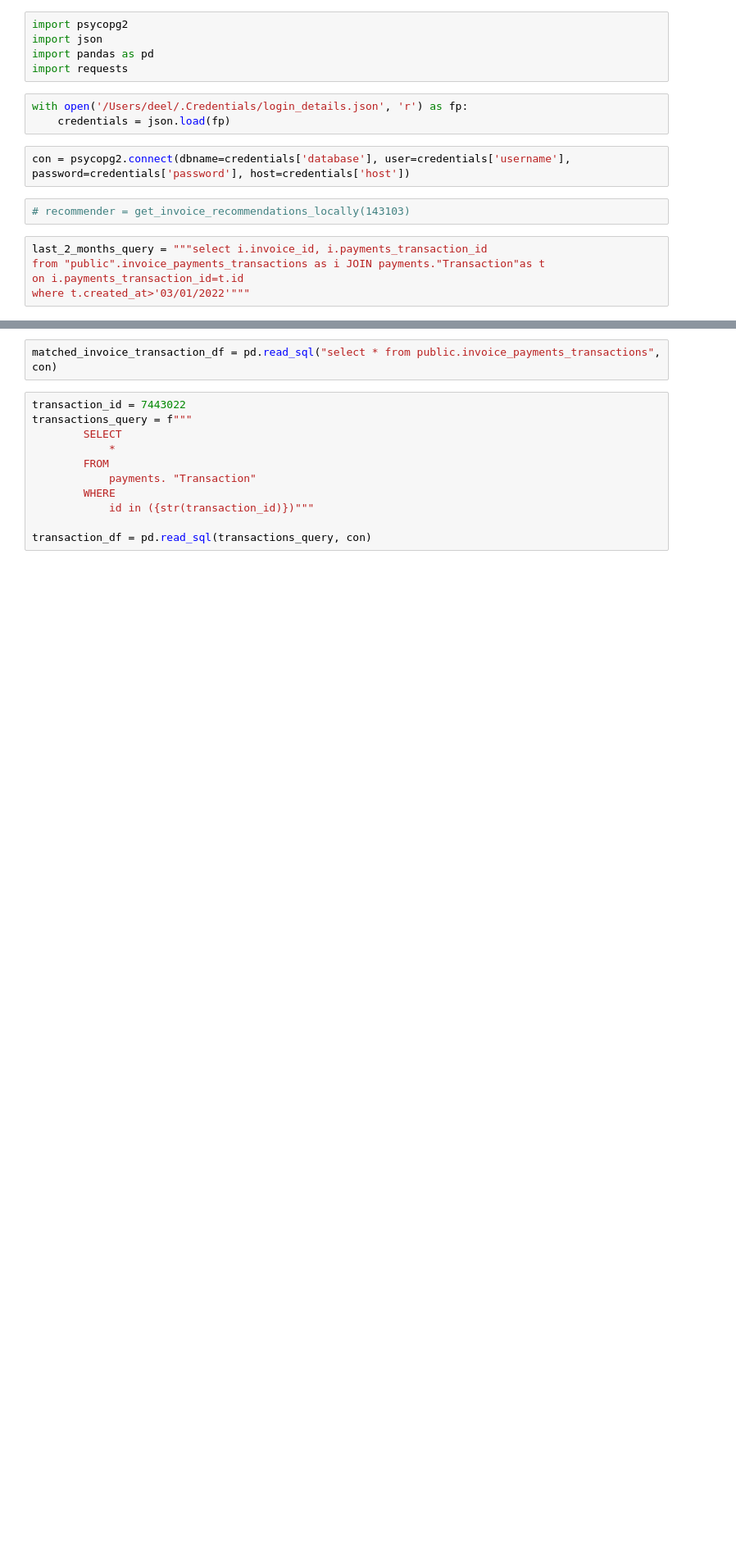
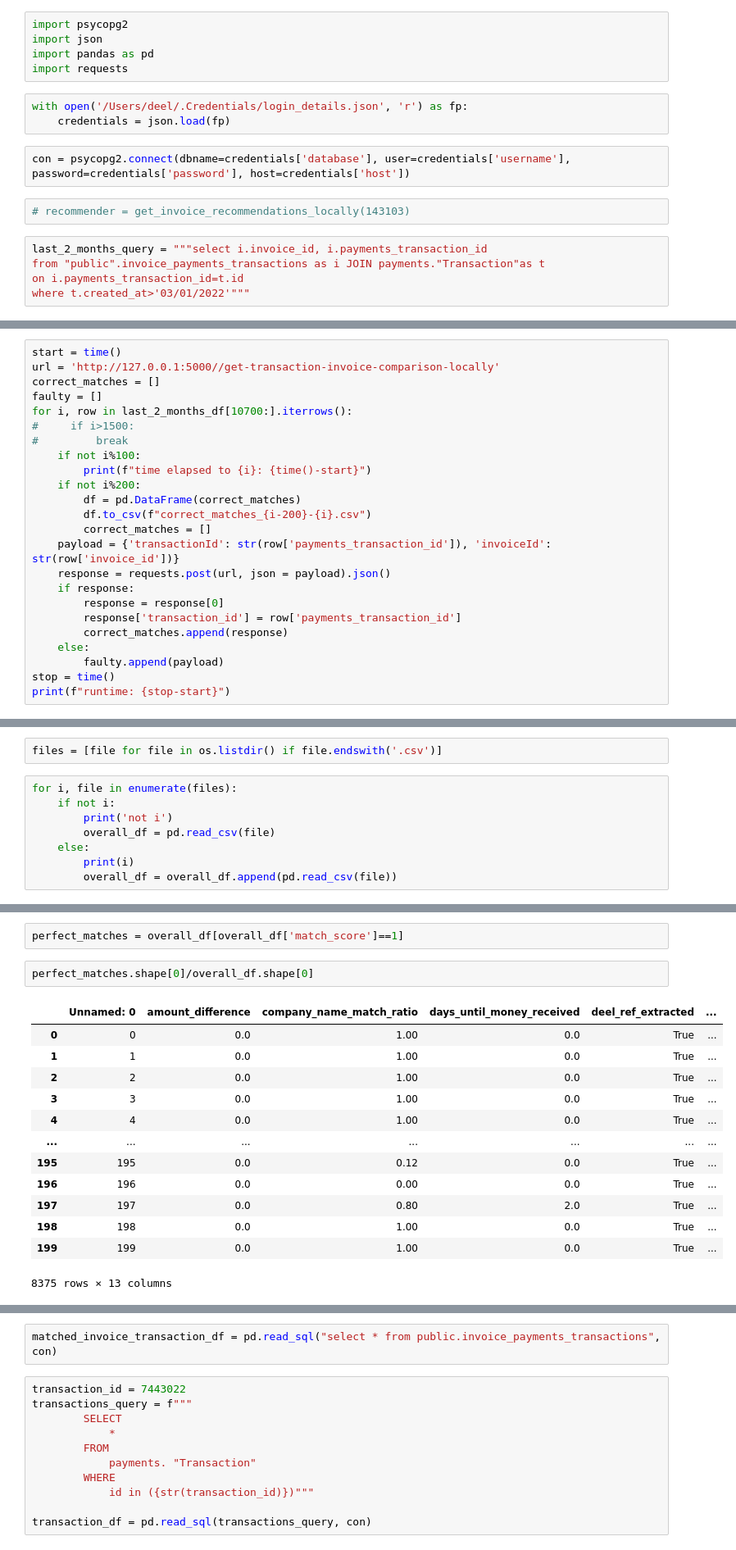
Before and after one commit to roeeorland/evaluate_recommender, a Jupyter notebook: investigating_specific_transactions.ipynb, the cells around one changed output, grey strips where cells are left out. Shown at 82% size. Cells and saved outputs as stored; diff of their text form; blank space fills up the shorter version.

Commit message:
have perfect match, #1 recommendation match stats

```diff
--- a/investigating_specific_transactions.ipynb
+++ b/investigating_specific_transactions.ipynb
@@ -92,0 +61,24 @@ correct_matches_df.to_csv('correct_matches_0-1000.csv')
+# %%
+start = time()
+url = 'http://127.0.0.1:5000//get-transaction-invoice-comparison-locally'
+correct_matches = []
+faulty = []
+for i, row in last_2_months_df[10700:].iterrows():
+#     if i>1500:
+#         break
+    if not i%100:
+        print(f"time elapsed to {i}: {time()-start}")
+    if not i%200:
+        df = pd.DataFrame(correct_matches)
+        df.to_csv(f"correct_matches_{i-200}-{i}.csv")
+        correct_matches = []
+    payload = {'transactionId': str(row['payments_transaction_id']), 'invoiceId': str(row['invoice_id'])}
+    response = requests.post(url, json = payload).json()
+    if response:
+        response = response[0]
+        response['transaction_id'] = row['payments_transaction_id']
+        correct_matches.append(response)
+    else:
+        faulty.append(payload)
+stop = time()
+print(f"runtime: {stop-start}")
@@ -92,0 +110,10 @@ correct_matches_df.to_csv('correct_matches_0-1000.csv')
+# %%
+files = [file for file in os.listdir() if file.endswith('.csv')]
+# %%
+for i, file in enumerate(files):
+    if not i:
+        print('not i')
+        overall_df = pd.read_csv(file)
+    else:
+        print(i)
+        overall_df = overall_df.append(pd.read_csv(file))
@@ -92,0 +140,18 @@ correct_matches_df.to_csv('correct_matches_0-1000.csv')
+# %%
+perfect_matches = overall_df[overall_df['match_score']==1]
+# %%
+perfect_matches.shape[0]/overall_df.shape[0]
+# %% [output]
+|  | Unnamed: 0 | amount_difference | company_name_match_ratio | days_until_money_received | deel_ref_extracted | ... |
+| 0 | 0 | 0.0 | 1.00 | 0.0 | True | ... |
+| 1 | 1 | 0.0 | 1.00 | 0.0 | True | ... |
+| 2 | 2 | 0.0 | 1.00 | 0.0 | True | ... |
+| 3 | 3 | 0.0 | 1.00 | 0.0 | True | ... |
+| 4 | 4 | 0.0 | 1.00 | 0.0 | True | ... |
+| ... | ... | ... | ... | ... | ... | ... |
+| 195 | 195 | 0.0 | 0.12 | 0.0 | True | ... |
+| 196 | 196 | 0.0 | 0.00 | 0.0 | True | ... |
+| 197 | 197 | 0.0 | 0.80 | 2.0 | True | ... |
+| 198 | 198 | 0.0 | 1.00 | 0.0 | True | ... |
+| 199 | 199 | 0.0 | 1.00 | 0.0 | True | ... |
+8375 rows × 13 columns
```
Also changed, not shown: parts of 57 cells of this notebook.
